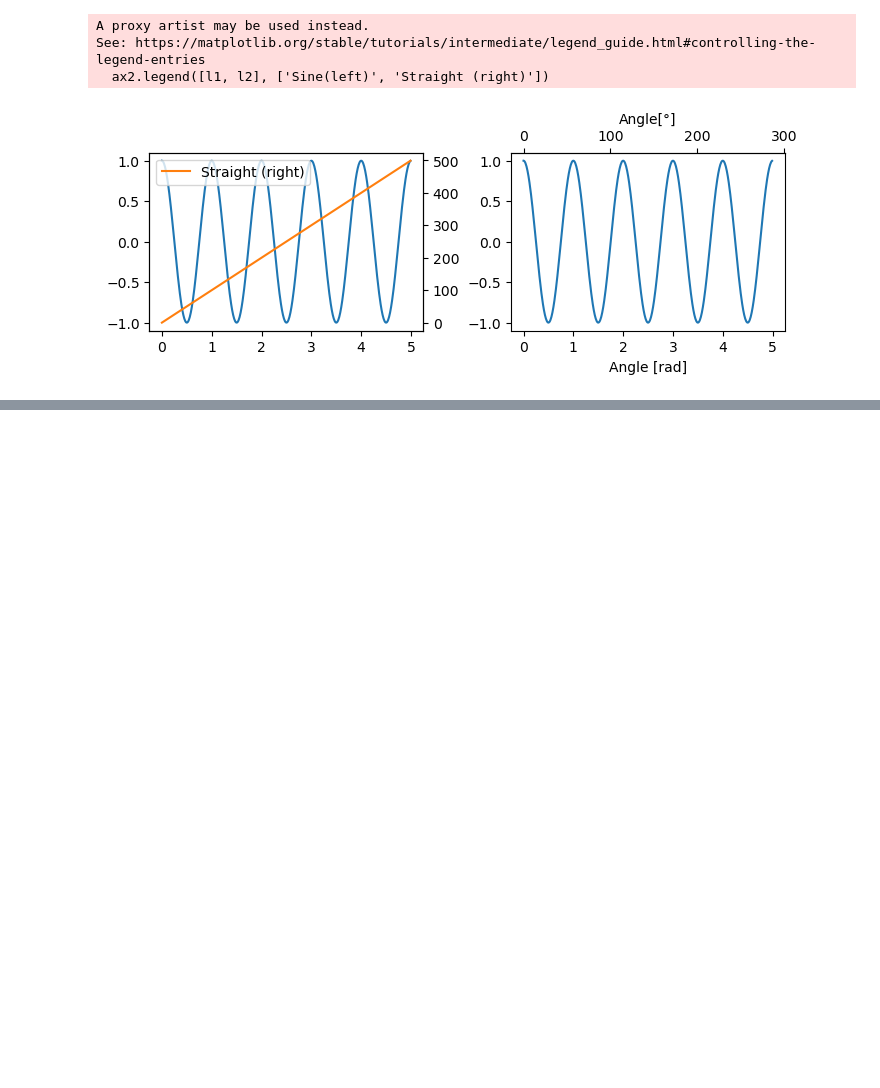
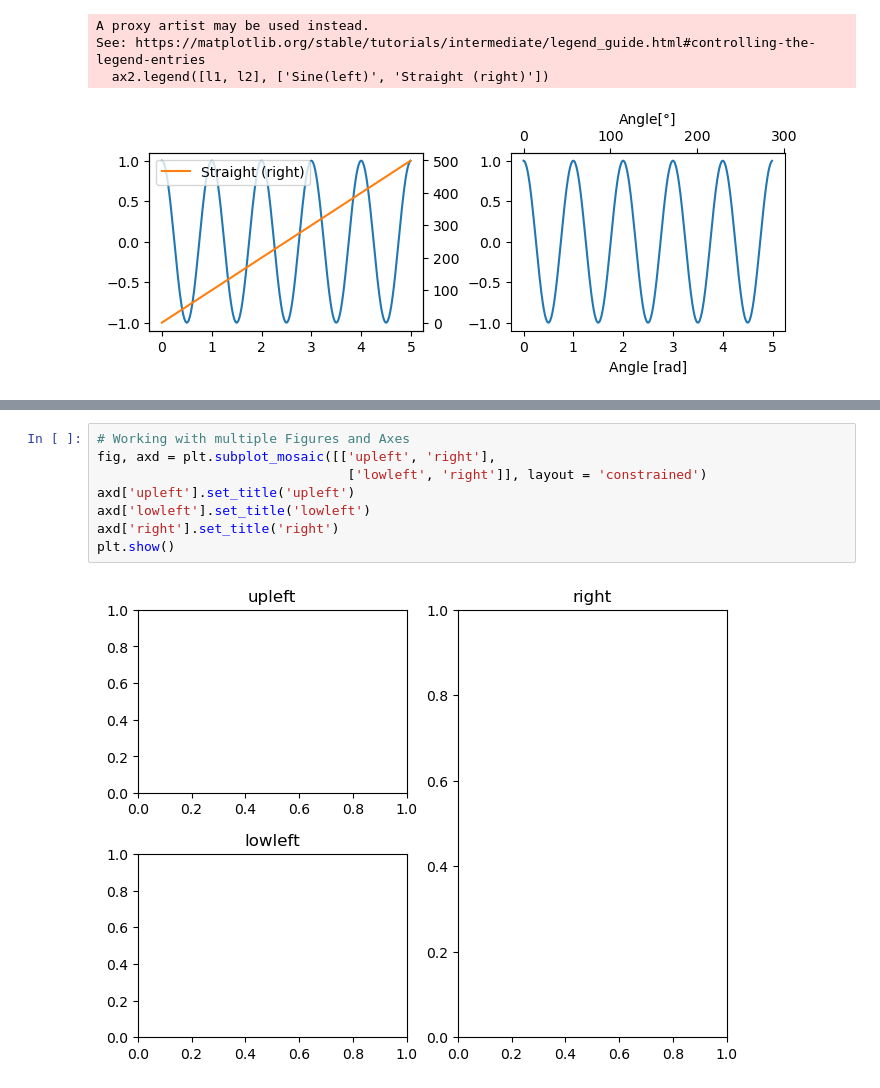
Before and after one commit to williebonavente/CodeTest, a Jupyter notebook: notebooks/nb1.ipynb, the cells around one changed output, grey strips where cells are left out. Drawn from its saved outputs; the diff is of its cells as text; blank space fills up the shorter version.

```diff
--- a/notebooks/nb1.ipynb
+++ b/notebooks/nb1.ipynb
@@ -222,0 +250,10 @@ See: https://matplotlib.org/stable/tutorials/intermediate/legend_guide.html#cont
+# %%
+# Working with multiple Figures and Axes
+fig, axd = plt.subplot_mosaic([['upleft', 'right'],
+                                ['lowleft', 'right']], layout = 'constrained')
+axd['upleft'].set_title('upleft')
+axd['lowleft'].set_title('lowleft')
+axd['right'].set_title('right')
+plt.show()
+# %% [output]
+[figure, added]
```
Also changed, not shown: parts of 1 cell of this notebook.
